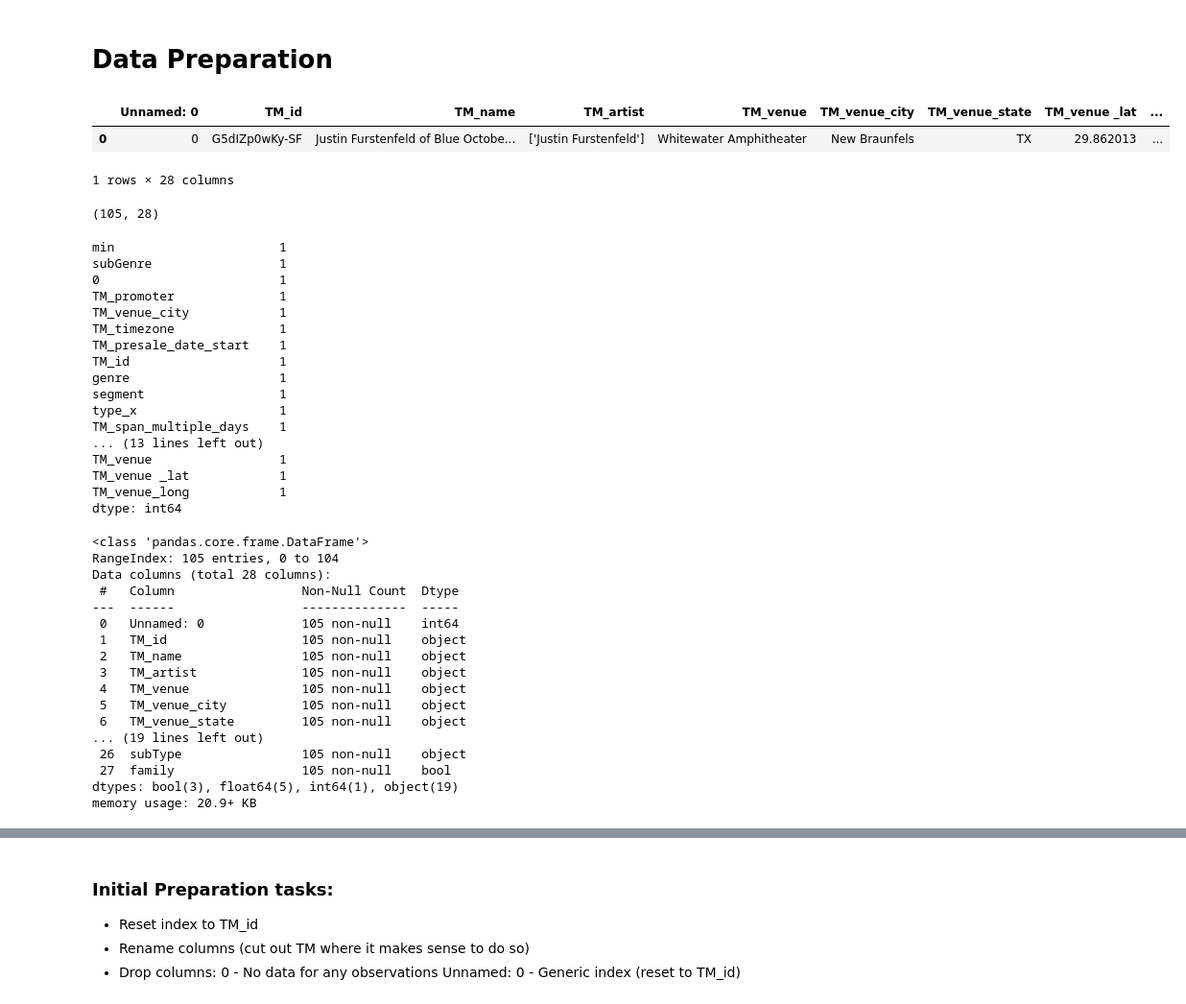
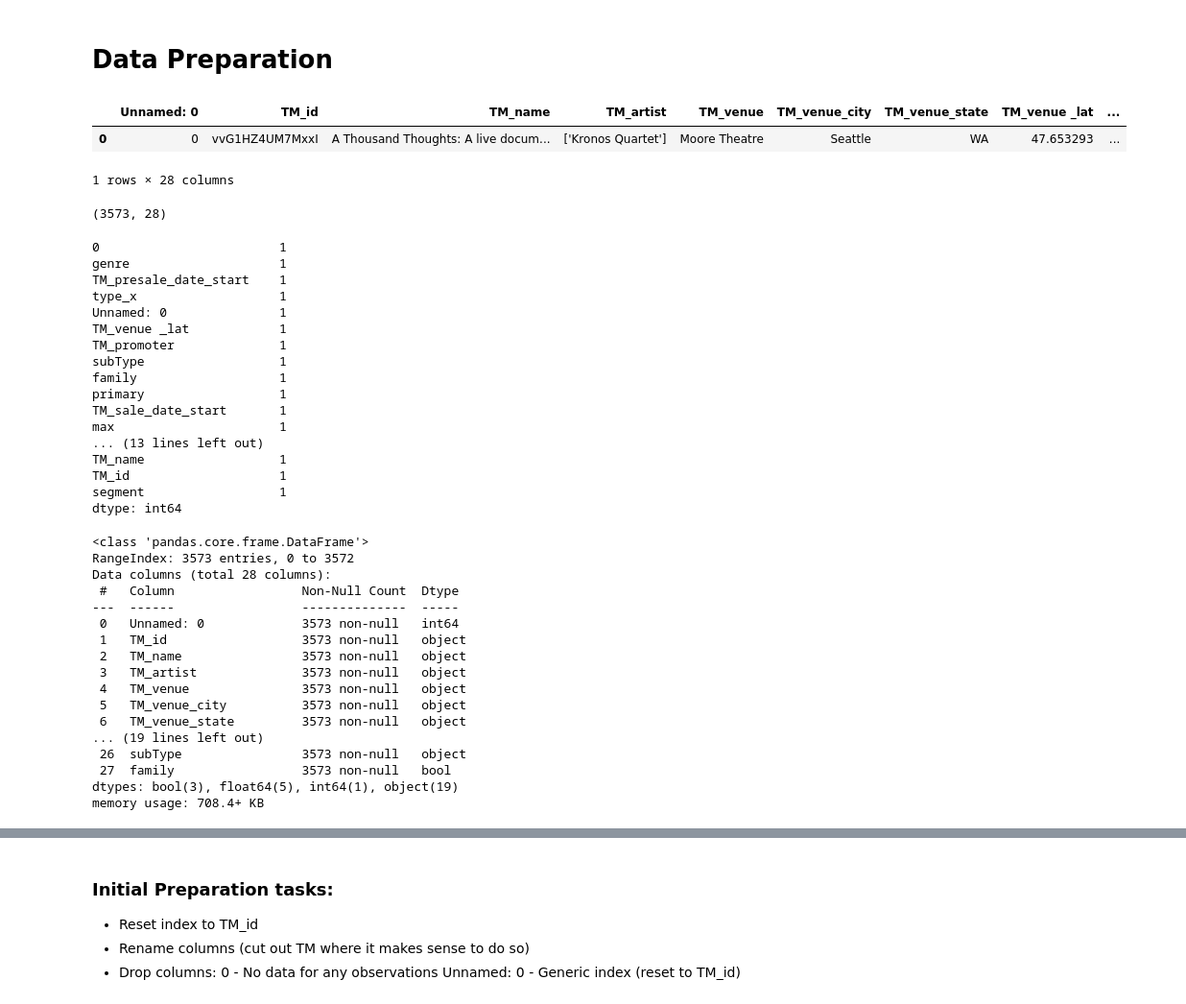
Before and after one commit to justin-m-sullivan/live_events_and_COVID19, a Jupyter notebook: Data_Preparation.ipynb, the cells around one changed output, grey strips where cells are left out. Shown at 96% size. Cells and saved outputs as stored; diff of their text form; code cells hidden in the pictures.

```diff
--- a/Data_Preparation.ipynb
+++ b/Data_Preparation.ipynb
@@ -8,58 +12,58 @@ import seaborn as sns
 # %%
 #Read in the ticketmaster data from .csv
-df = pd.read_csv('tm_events_040121_050121')
+df = pd.read_csv('more_markets_tm_events_040121_123121.csv')
 df.head(1)
 # %% [output]
 |  | Unnamed: 0 | TM_id | TM_name | TM_artist | TM_venue | TM_venue_city | TM_venue_state | TM_venue _lat | ... |
-| 0 | 0 | G5dIZp0wKy-SF | Justin Furstenfeld of Blue Octobe... | ['Justin Furstenfeld'] | Whitewater Amphitheater | New Braunfels | TX | 29.862013 | ... |
+| 0 | 0 | vvG1HZ4UM7MxxI | A Thousand Thoughts: A live docum... | ['Kronos Quartet'] | Moore Theatre | Seattle | WA | 47.653293 | ... |
 1 rows × 28 columns
 # %%
 #Shape of the dataframe
 df.shape
 # %% [output]
-(105, 28)
+(3573, 28)
 # %%
 #Check all columns have unique names
 df.columns.unique().value_counts()
 # %% [output]
-min                      1
-subGenre                 1
 0                        1
+genre                    1
+TM_presale_date_start    1
+type_x                   1
+Unnamed: 0               1
+TM_venue _lat            1
 TM_promoter              1
-TM_venue_city            1
-TM_timezone              1
-TM_presale_date_start    1
+subType                  1
+family                   1
+primary                  1
+TM_sale_date_start       1
+max                      1
+... (13 lines left out)
+TM_name                  1
 TM_id                    1
-genre                    1
 segment                  1
-type_x                   1
-TM_span_multiple_days    1
-... (13 lines left out)
-TM_venue                 1
-TM_venue _lat            1
-TM_venue_long            1
 dtype: int64
 # %%
 #Look at the summary info for the dataframe
 df.info()
 # %% [output]
 <class 'pandas.core.frame.DataFrame'>
-RangeIndex: 105 entries, 0 to 104
+RangeIndex: 3573 entries, 0 to 3572
 Data columns (total 28 columns):
  #   Column                 Non-Null Count  Dtype
 ---  ------                 --------------  -----
- 0   Unnamed: 0             105 non-null    int64
- 1   TM_id                  105 non-null    object
- 2   TM_name                105 non-null    object
- 3   TM_artist              105 non-null    object
- 4   TM_venue               105 non-null    object
- 5   TM_venue_city          105 non-null    object
- 6   TM_venue_state         105 non-null    object
+ 0   Unnamed: 0             3573 non-null   int64
+ 1   TM_id                  3573 non-null   object
+ 2   TM_name                3573 non-null   object
+ 3   TM_artist              3573 non-null   object
+ 4   TM_venue               3573 non-null   object
+ 5   TM_venue_city          3573 non-null   object
+ 6   TM_venue_state         3573 non-null   object
 ... (19 lines left out)
- 26  subType                105 non-null    object
- 27  family                 105 non-null    bool
+ 26  subType                3573 non-null   object
+ 27  family                 3573 non-null   bool
 dtypes: bool(3), float64(5), int64(1), object(19)
-memory usage: 20.9+ KB
+memory usage: 708.4+ KB
 # %%
 #Return count of null values for columns with nulls
 df.isnull().sum(axis = 0)
```
Also changed, not shown: parts of 39 cells of this notebook.
